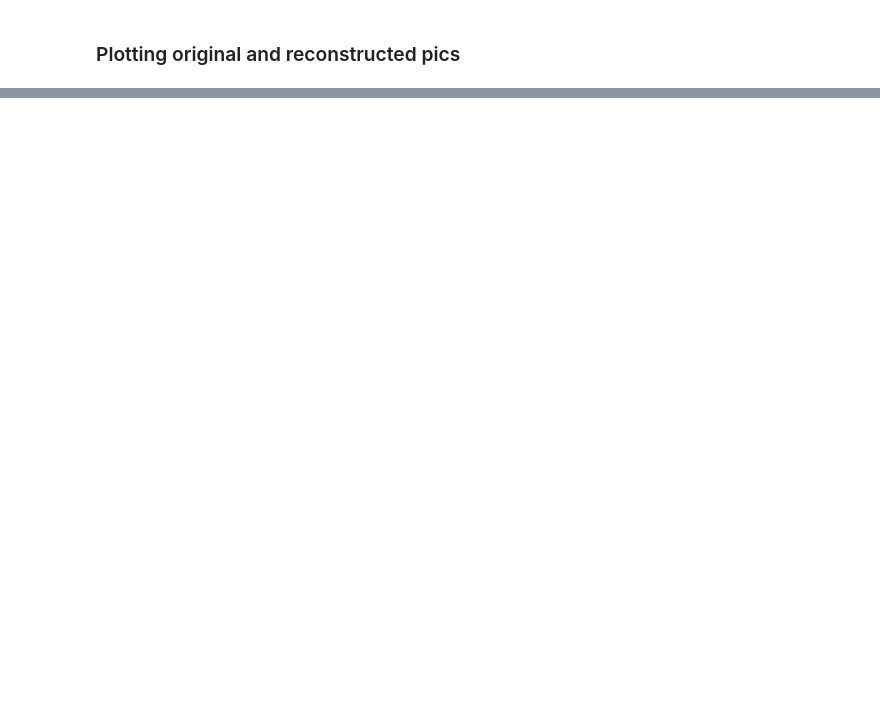
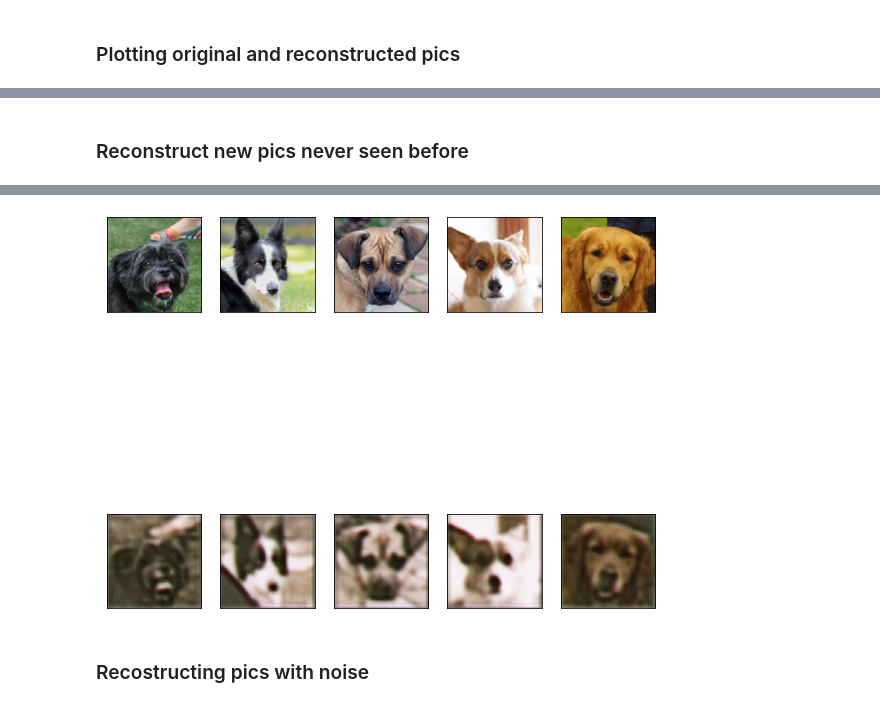
Before and after one commit to andreafancellu/NN_examples, a Jupyter notebook: autoencoders.ipynb, the cells around one changed output, grey strips where cells are left out. Saved outputs shown, nothing was run; the diff lists cells and outputs as text; code cells hidden in the pictures; blank space fills up the shorter version.

```diff
--- a/autoencoders.ipynb
+++ b/autoencoders.ipynb
@@ -614,0 +609,22 @@ plt.show()
+# %% [markdown]
+### Reconstruct new pics never seen before
+# %%
+new_images = load_and_preprocess_images('dogs2', img_size=(128, 128))
+
+DecodedNewImages = AutoencoderModelD.predict(new_images)
+
+plt.figure(figsize=(20, 10))
+for i in range(5):
+    ax = plt.subplot(2, 10, i + 1)
+    plt.imshow(new_images[i])
+    ax.get_xaxis().set_visible(False)
+    ax.get_yaxis().set_visible(False)
+
+for i in range(5):
+    ax = plt.subplot(2, 10, i + 11)
+    plt.imshow(DecodedNewImages[i])
+    ax.get_xaxis().set_visible(False)
+    ax.get_yaxis().set_visible(False)
+
+plt.show()
+# %% [output]
@@ -614,0 +632,3 @@ plt.show()
+[figure, added]
+# %% [markdown]
+### Recostructing pics with noise
```
Also changed, not shown: parts of 14 cells of this notebook, 1 other file.
